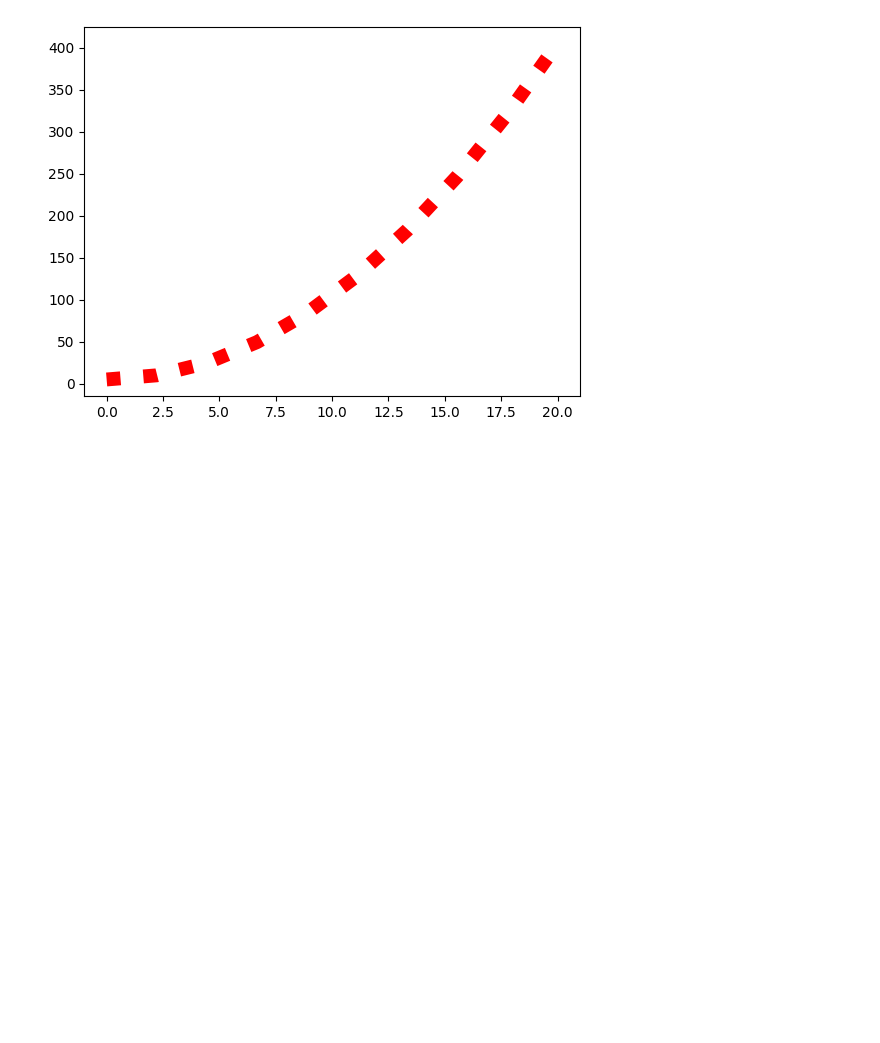
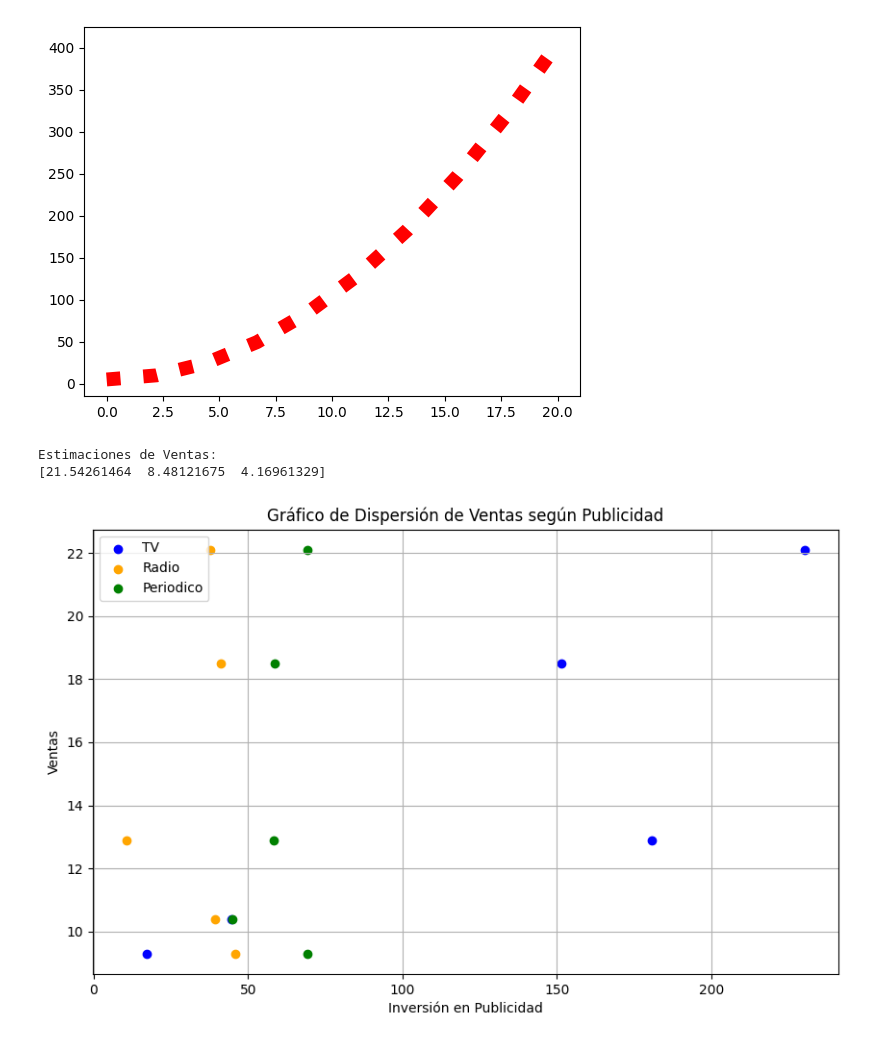
Before and after one commit to Marru73/Ejercicios-Python, a Jupyter notebook: CERTIFICADO IBM/Pruebas_Ibm.ipynb, the cells around one changed output. Saved outputs shown, nothing was run; the diff lists cells and outputs as text; code cells hidden in the pictures; blank space fills up the shorter version.

```diff
--- a/CERTIFICADO IBM/Pruebas_Ibm.ipynb
+++ b/CERTIFICADO IBM/Pruebas_Ibm.ipynb
@@ -429,3 +429,39 @@ plt.plot(x,y,color='red',linewidth=10, linestyle='dotted')
 plt.show()
 # %% [output]
 [figure]
+# %%
+import pandas as pd
+from sklearn.linear_model import LinearRegression
+from sklearn.model_selection import train_test_split
+from sklearn.metrics import mean_squared_error
+
+def regresion_ventas(datos):
+
+    X = datos[['TV', 'Radio', 'Periodico']]
+    y = datos['Ventas']
+
+
+    modelo = LinearRegression()
+    modelo.fit(X, y)
+
+    return modelo
+
+
+data = {
+    'TV': [230.1, 44.5, 17.2, 151.5, 180.8],
+    'Radio': [37.8, 39.3, 45.9, 41.3, 10.8],
+    'Periodico': [69.2, 45.1, 69.3, 58.5, 58.4],
+    'Ventas': [22.1, 10.4, 9.3, 18.5, 12.9]
+}
+df = pd.DataFrame(data)
+modelo_regresion = regresion_ventas(df)
+
+
+nuevos_datos = pd.DataFrame({'TV': [200, 60, 30], 'Radio': [40, 20, 10], 'Periodico': [50, 10, 5]})
+estimaciones_ventas = modelo_regresion.predict(nuevos_datos)
+
+print("Estimaciones de Ventas:")
+print(estimaciones_ventas)
+# %% [output]
+Estimaciones de Ventas:
+[21.54261464  8.48121675  4.16961329]
@@ -431,0 +472,15 @@ plt.show()
+# %%
+plt.figure(figsize=(10, 6))
+plt.scatter(df['TV'], df['Ventas'], color='blue', label='TV')
+plt.scatter(df['Radio'], df['Ventas'], color='orange', label='Radio')
+plt.scatter(df['Periodico'], df['Ventas'], color='green', label='Periodico')
+
+# Añadir etiquetas y título
+plt.title('Gráfico de Dispersión de Ventas según Publicidad')
+plt.xlabel('Inversión en Publicidad')
+plt.ylabel('Ventas')
+plt.legend()
+plt.grid()
+plt.show()
+# %% [output]
+[figure, added]
```
Also changed, not shown: parts of 3 cells of this notebook, 1 other file.
